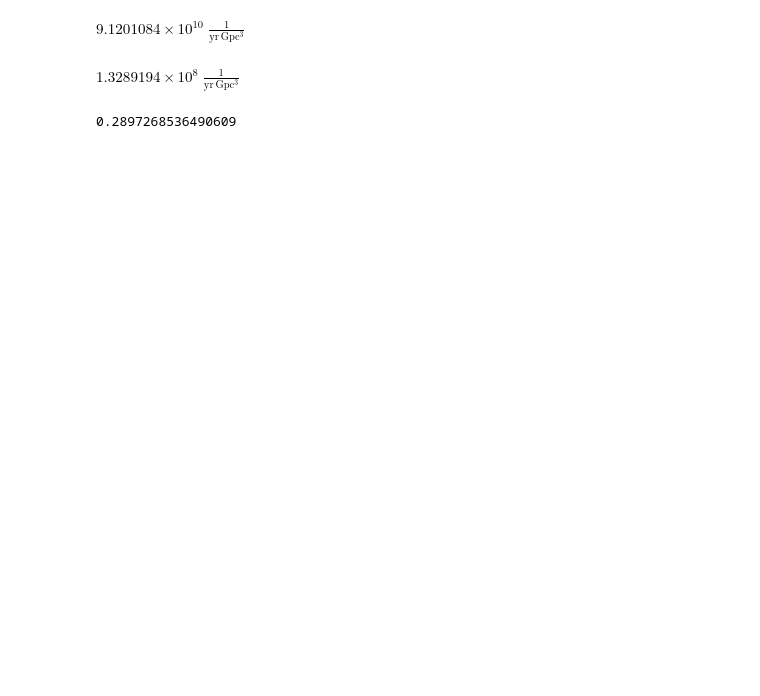
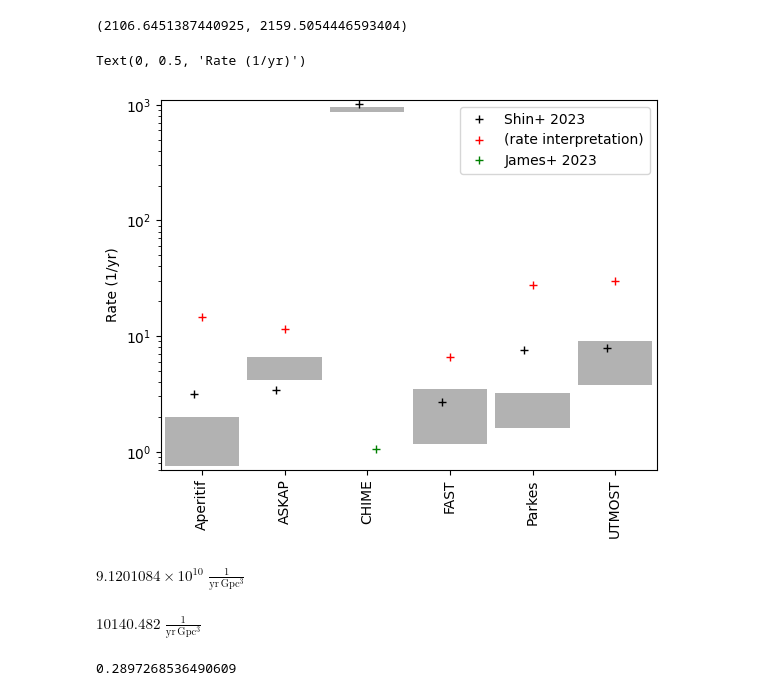
Before and after one commit to danielemichilli/slf, a Jupyter notebook: Gravitational_Lensing.ipynb, the cells around one changed output. Saved outputs shown, nothing was run; the diff lists cells and outputs as text; code cells hidden in the pictures; blank space fills up the shorter version.

Commit message:
First attempt to uncertainties with Gaussian approximation

```diff
--- a/Gravitational_Lensing.ipynb
+++ b/Gravitational_Lensing.ipynb
@@ -869,3 +27,0 @@ $5 \times 10^{36} \; \mathrm{\frac{erg}{GHz}}$
-# %%
-Emin = 1e37 * u.erg
-Echar = 2.38e41 * u.erg
@@ -881,7 +27,0 @@ Epivot = 1e30*u.erg
-# %%
-Epivot = 1e39*u.erg
-
-(
-    float(gammainc(gamma + 1, (Emin / Echar).value)) /
-    float(gammainc(gamma + 1, (Epivot / Echar).value))
-)
@@ -933,3 +27,0 @@ float(gammainc(gamma + 1, (1e30*u.erg / Echar).value, (1e39*u.erg / Echar).value
-# %%
-gamma = -1.3
-Echar = 10**41.26 * u.erg
@@ -935,0 +1034,6 @@ Echar = 10**41.26 * u.erg
+# %%
+s = 10
+err_s = 1
+t = 4
+err_t = 0.2
+np.sqrt(err_s**2/t**2+err_t**2*s**2/t**4), np.std([(s+err_s)/(t+err_t), (s-err_s)/(t+err_t), (s+err_s)/(t-err_t), (s-err_s)/(t-err_t)])
@@ -935,0 +1057,4 @@ Echar = 10**41.26 * u.erg
+# %%
+np.sqrt(err_l**2*a**(2*x)+err_x**2*(l*a**x*np.log(a))**2), np.std([(l+err_l)*a**(x+err_x), (l-err_l)*a**(x+err_x), (l+err_l)*a**(x-err_x), (l-err_l)*a**(x-err_x)])
+# %% [output]
+(2106.6451387440925, 2159.5054446593404)
@@ -936,14 +1234,53 @@ Echar = 10**41.26 * u.erg
+# %%
+from matplotlib.patches import Rectangle
+
+fig, ax = plt.subplots()
+
+x = np.arange(len(telescope_list))
+#ax.errorbar(x-0.1, shin_values, yerr=shin_uncert, fmt='k+', label='Shin+ 2023', zorder=5)
+#ax.errorbar(x, shin_values_r, yerr=shin_uncert_r, fmt='r+', label='(rate interpretation)', zorder=5)
+#ax.errorbar(x+0.1, james_values, yerr=james_uncert, fmt='g+', label='James+ 2023', zorder=5)
+
+ax.plot(x-0.1, shin_values, 'k+', label='Shin+ 2023', zorder=5)
+ax.plot(x, shin_values_r, 'r+', label='(rate interpretation)', zorder=5)
+ax.plot(x+0.1, james_values, 'g+', label='James+ 2023', zorder=5)
+
+
+for telescope, xi in zip(telescope_list, x):
+    rate = telescope_rates[telescope]
+    rect = Rectangle(
+        (xi - 0.45, (rate[0] - rate[1]).to(1/u.yr).value),
+        0.9,
+        rate[1].to(1/u.yr).value * 2,
+        alpha=0.3,
+        color='k',
+        ec=None
+    )
+    ax.add_patch(rect)
+
+ax.legend()
+ax.set_yscale('log')
+ax.set_xlim(x.min()-0.5, x.max()+0.5)
+ax.set_ylim(0.7, 1100)
+ax.set_xticks(x)
+ax.set_xticklabels(telescope_list, rotation='vertical')
+ax.set_ylabel("Rate (1/yr)")
+# %% [output]
+Text(0, 0.5, 'Rate (1/yr)')
+[figure, added]
 # %%
 (10**1.96/u.Mpc**3/u.yr).to(1/u.Gpc**3/u.yr)
 # %% [output]
 $9.1201084 \times 10^{10} \; \mathrm{\frac{1}{yr\,Gpc^{3}}}$
 # %%
+gamma = -0.95+0.18
+Echar = 10**41.26
 (10**1.96/u.Mpc**3/u.yr).to(1/u.Gpc**3/u.yr) * (
-    float(gammainc(gamma+1, (1e39*u.erg / Echar).value)) /
-    float(gammainc(gamma+1, (1e30*u.erg / Echar).value))
+    float(gammainc(gamma, (1e39*u.erg / Echar).value)) /
+    float(gammainc(gamma, (1e30*u.erg / Echar).value))
 )
 # %% [output]
-$1.3289194 \times 10^{8} \; \mathrm{\frac{1}{yr\,Gpc^{3}}}$
+$10140.482 \; \mathrm{\frac{1}{yr\,Gpc^{3}}}$
 # %%
 (
     float(gammainc(gamma + 1, (1e39*u.erg / Echar).value)) /
```
Also changed, not shown: parts of 85 cells of this notebook.
